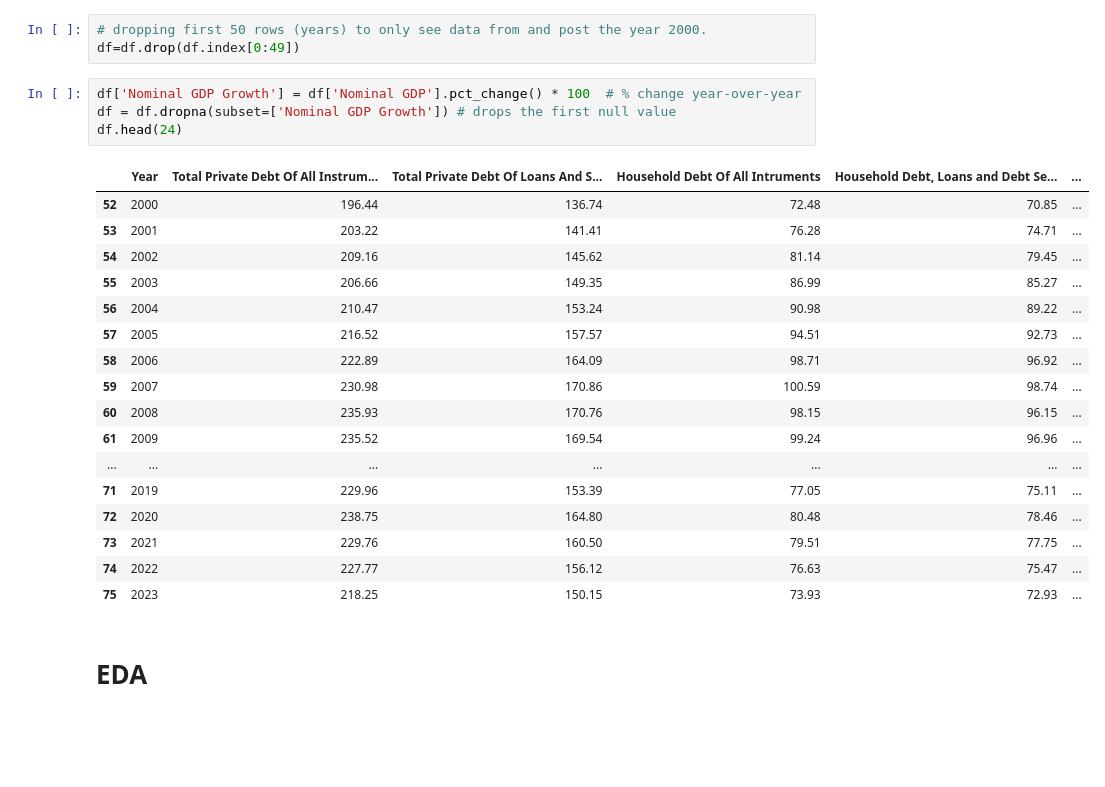
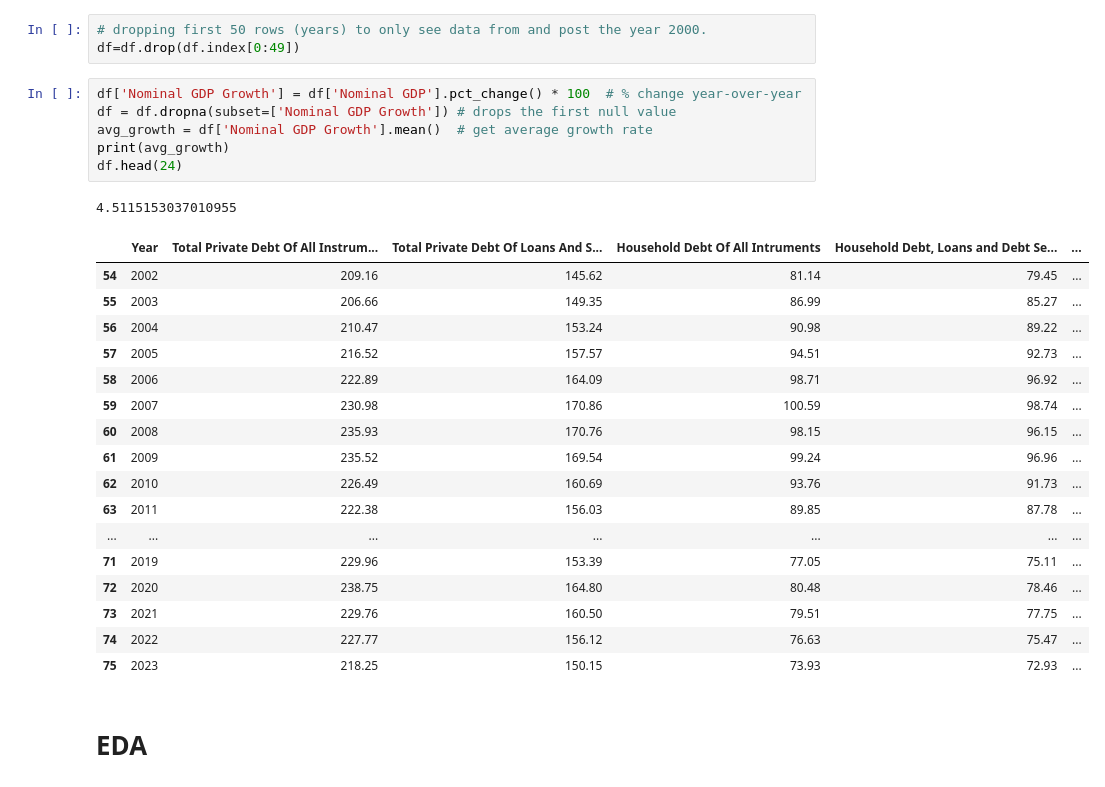
Before and after one commit to aeslha/july_21, a Jupyter notebook: DSRP_Final_Project.ipynb, the cells around one changed output. Drawn from its saved outputs; the diff is of its cells as text; blank space fills up the shorter version.

```diff
--- a/DSRP_Final_Project.ipynb
+++ b/DSRP_Final_Project.ipynb
@@ -100,11 +100,12 @@ df=df.drop(df.index[0:49])
 # %%
 df['Nominal GDP Growth'] = df['Nominal GDP'].pct_change() * 100  # % change year-over-year
 df = df.dropna(subset=['Nominal GDP Growth']) # drops the first null value
+avg_growth = df['Nominal GDP Growth'].mean()  # get average growth rate
+print(avg_growth)
 df.head(24)
 # %% [output]
+4.5115153037010955
 |  | Year | Total Private Debt Of All Instrum... | Total Private Debt Of Loans And S... | Household Debt Of All Intruments | Household Debt, Loans and Debt Se... | ... |
-| 52 | 2000 | 196.44 | 136.74 | 72.48 | 70.85 | ... |
-| 53 | 2001 | 203.22 | 141.41 | 76.28 | 74.71 | ... |
 | 54 | 2002 | 209.16 | 145.62 | 81.14 | 79.45 | ... |
 | 55 | 2003 | 206.66 | 149.35 | 86.99 | 85.27 | ... |
 | 56 | 2004 | 210.47 | 153.24 | 90.98 | 89.22 | ... |
@@ -113,6 +114,8 @@ df.head(24)
 | 59 | 2007 | 230.98 | 170.86 | 100.59 | 98.74 | ... |
 | 60 | 2008 | 235.93 | 170.76 | 98.15 | 96.15 | ... |
 | 61 | 2009 | 235.52 | 169.54 | 99.24 | 96.96 | ... |
+| 62 | 2010 | 226.49 | 160.69 | 93.76 | 91.73 | ... |
+| 63 | 2011 | 222.38 | 156.03 | 89.85 | 87.78 | ... |
 | ... | ... | ... | ... | ... | ... | ... |
 | 71 | 2019 | 229.96 | 153.39 | 77.05 | 75.11 | ... |
 | 72 | 2020 | 238.75 | 164.80 | 80.48 | 78.46 | ... |
```
Also changed, not shown: parts of 5 cells of this notebook.
